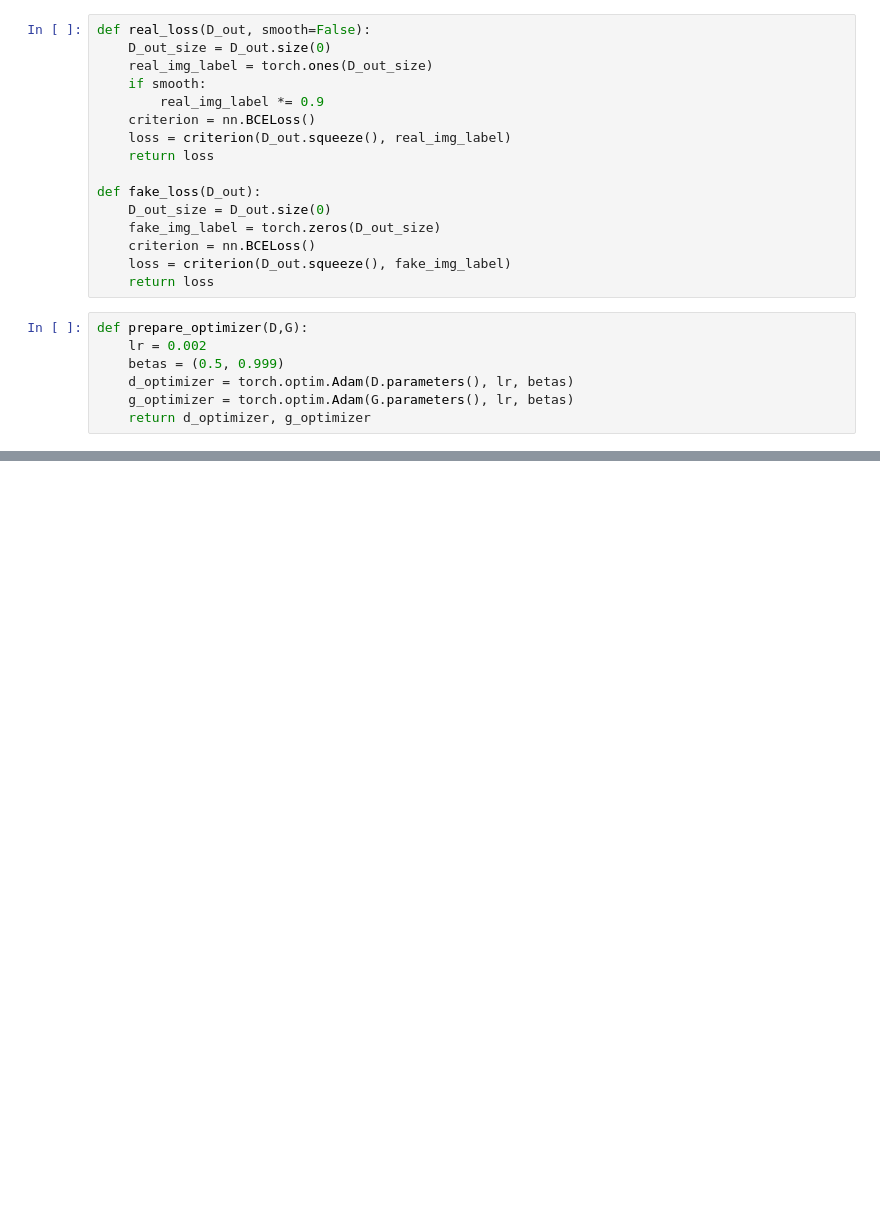
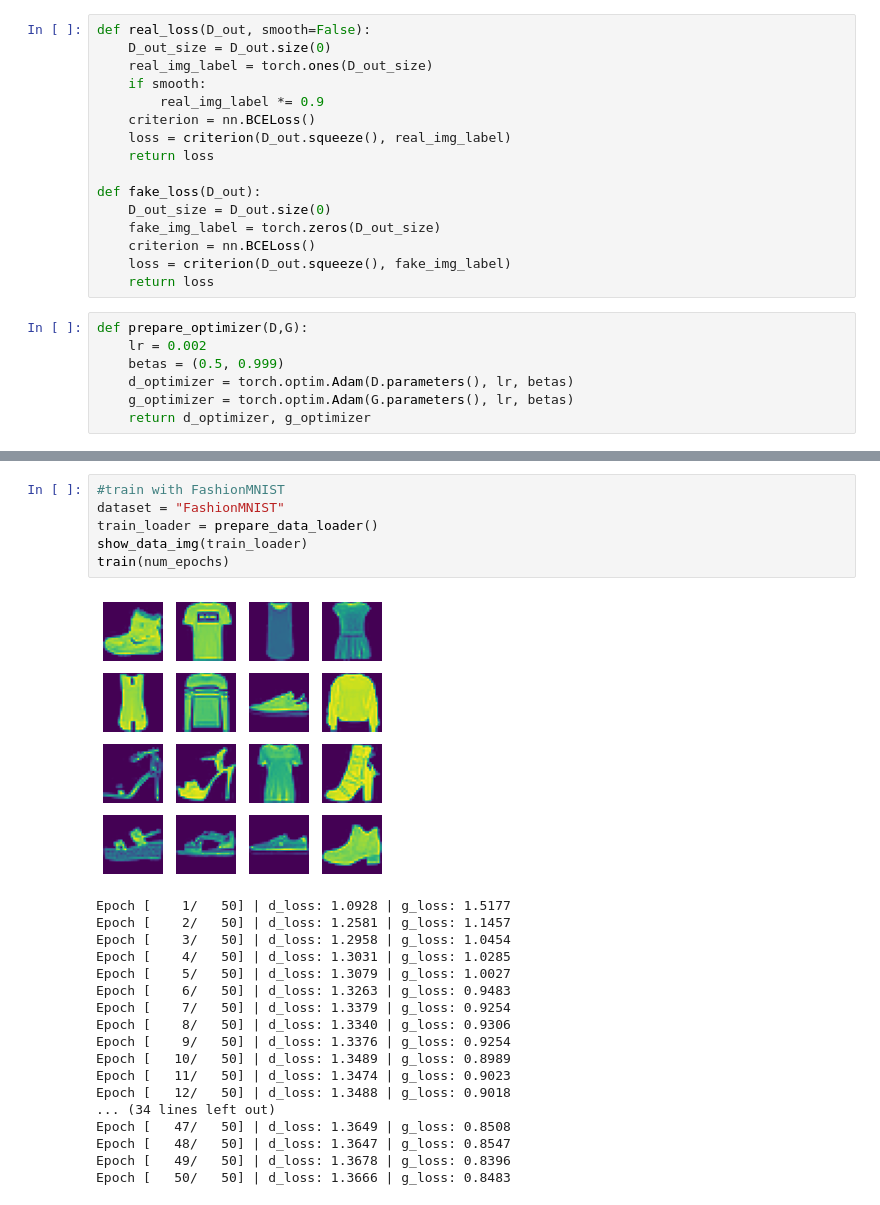
Before and after one commit to BongNT/GAN, a Jupyter notebook: GAN.ipynb, the cells around one changed output, grey strips where cells are left out. Saved outputs shown, nothing was run; the diff lists cells and outputs as text; blank space fills up the shorter version.

```diff
--- a/GAN.ipynb
+++ b/GAN.ipynb
@@ -258,0 +282,25 @@ view_samples(num_epochs)
+# %%
+#train with FashionMNIST
+dataset = "FashionMNIST"
+train_loader = prepare_data_loader()
+show_data_img(train_loader)
+train(num_epochs)
+# %% [output]
+[figure, added]
+Epoch [    1/   50] | d_loss: 1.0928 | g_loss: 1.5177
+Epoch [    2/   50] | d_loss: 1.2581 | g_loss: 1.1457
+Epoch [    3/   50] | d_loss: 1.2958 | g_loss: 1.0454
+Epoch [    4/   50] | d_loss: 1.3031 | g_loss: 1.0285
+Epoch [    5/   50] | d_loss: 1.3079 | g_loss: 1.0027
+Epoch [    6/   50] | d_loss: 1.3263 | g_loss: 0.9483
+Epoch [    7/   50] | d_loss: 1.3379 | g_loss: 0.9254
+Epoch [    8/   50] | d_loss: 1.3340 | g_loss: 0.9306
+Epoch [    9/   50] | d_loss: 1.3376 | g_loss: 0.9254
+Epoch [   10/   50] | d_loss: 1.3489 | g_loss: 0.8989
+Epoch [   11/   50] | d_loss: 1.3474 | g_loss: 0.9023
+Epoch [   12/   50] | d_loss: 1.3488 | g_loss: 0.9018
+... (34 lines left out)
+Epoch [   47/   50] | d_loss: 1.3649 | g_loss: 0.8508
+Epoch [   48/   50] | d_loss: 1.3647 | g_loss: 0.8547
+Epoch [   49/   50] | d_loss: 1.3678 | g_loss: 0.8396
+Epoch [   50/   50] | d_loss: 1.3666 | g_loss: 0.8483
```
Also changed, not shown: parts of 8 cells of this notebook, 1 other file.
